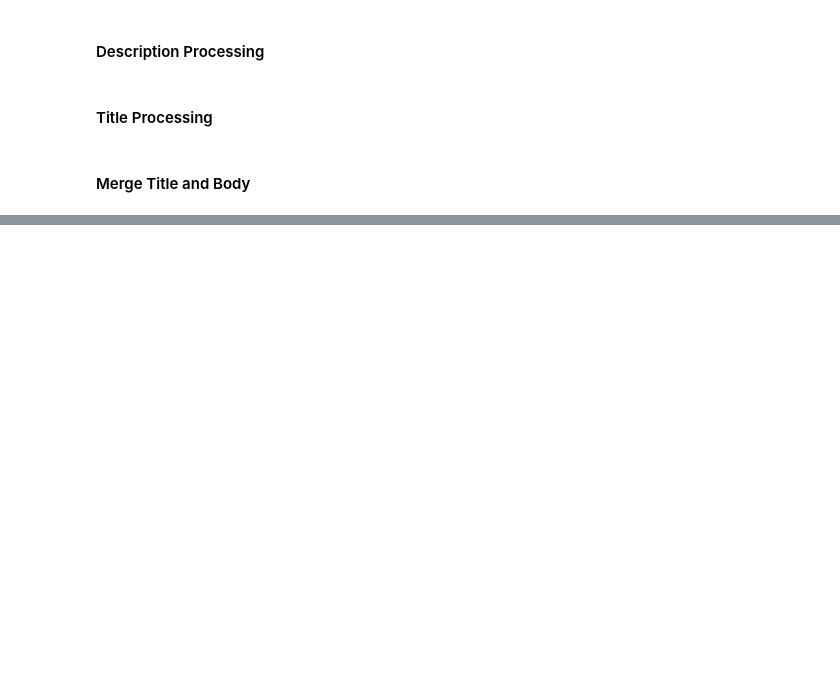
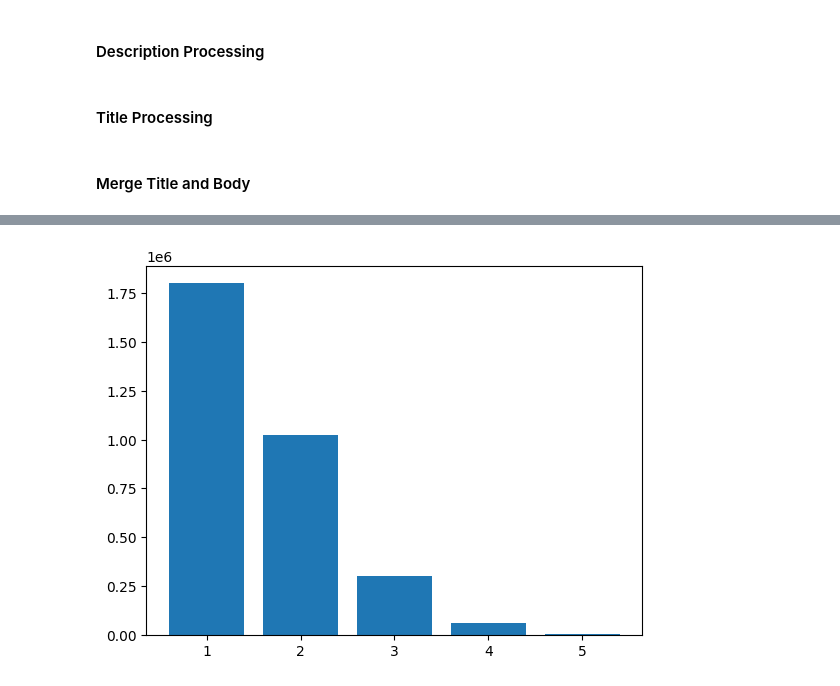
Before and after one commit to kasuba-badri-vishal/iitb-cs725-foml, a Jupyter notebook: src/02_Preprocessing.ipynb, the cells around one changed output, grey strips where cells are left out. Saved outputs shown, nothing was run; the diff lists cells and outputs as text; code cells hidden in the pictures; blank space fills up the shorter version.

```diff
--- a/src/02_Preprocessing.ipynb
+++ b/src/02_Preprocessing.ipynb
@@ -119,7 +124,7 @@ def get_processed_tags(tags, tag_ids, n):
 # %% [markdown]
 ### Read Data
 # %%
-df = pd.read_csv('./../data/processed/train.csv', nrows=15000)
+df = pd.read_csv('./../data/processed/train.csv', nrows=100000)
 
 ### Number of Most frequent tags taken into consideration
 n = 100
@@ -129,7 +134,7 @@ n = 100
 #### Tags Filtering
 # %%
 # Converting Tags to lower case
-df['Tags'] = df['Tags'].progress_apply(lambda x: convert_to_lower(x))
+df['Tags'] = df['Tags'].progress_apply(lambda x: convert_to_lower(str(x)))
 
 # Drop nan Tag values
 df.dropna(subset=['Tags'],inplace=True)
@@ -160,6 +165,8 @@ df['Description'] = df['Description'].progress_apply(lambda x: remove_special_ch
 df['Description'] = df['Description'].progress_apply(lambda x: word_tokenize(x))
 df['Description'] = df['Description'].progress_apply(lambda x: [item for item in x if item not in stop])
 df['Description'] = df['Description'].progress_apply(lambda x: [ps.stem(word) for word in x])
+df['Description'] = df['Description'].progress_apply(lambda x: [item for item in x if item not in stackoverflow_stopwords])
+df['Description'] = df['Description'].progress_apply(lambda x: [item for item in x if len(item)<15])
 # %% [markdown]
 #### Title Processing
 # %%
@@ -168,6 +175,8 @@ df['Title'] = df['Title'].progress_apply(lambda x: remove_special_chars(x))
 df['Title'] = df['Title'].progress_apply(lambda x: word_tokenize(x))
 df['Title'] = df['Title'].progress_apply(lambda x: [item for item in x if item not in stop])
 df['Title'] = df['Title'].progress_apply(lambda x: [ps.stem(word) for word in x])
+df['Title'] = df['Title'].progress_apply(lambda x: [item for item in x if item not in stackoverflow_stopwords])
+df['Title'] = df['Title'].progress_apply(lambda x: [item for item in x if len(item)<15])
 # %% [markdown]
 #### Merge Title and Body
 # %%
@@ -248,0 +220,9 @@ df.to_csv('./../data/processed/data.csv',index=False)
+# %%
+value_counts = df['Tags'].apply(lambda x : str(len(x)))
+counter2 = Counter()
+_ = value_counts.apply(counter2.update)
+tags_length=dict(counter2)
+plt.bar(range(len(tags_length)), list(tags_length.values()), tick_label=list(tags_length.keys()))
+plt.show()
+# %% [output]
+[figure, added]
```
Also changed, not shown: parts of 25 cells of this notebook, 16 other files.
